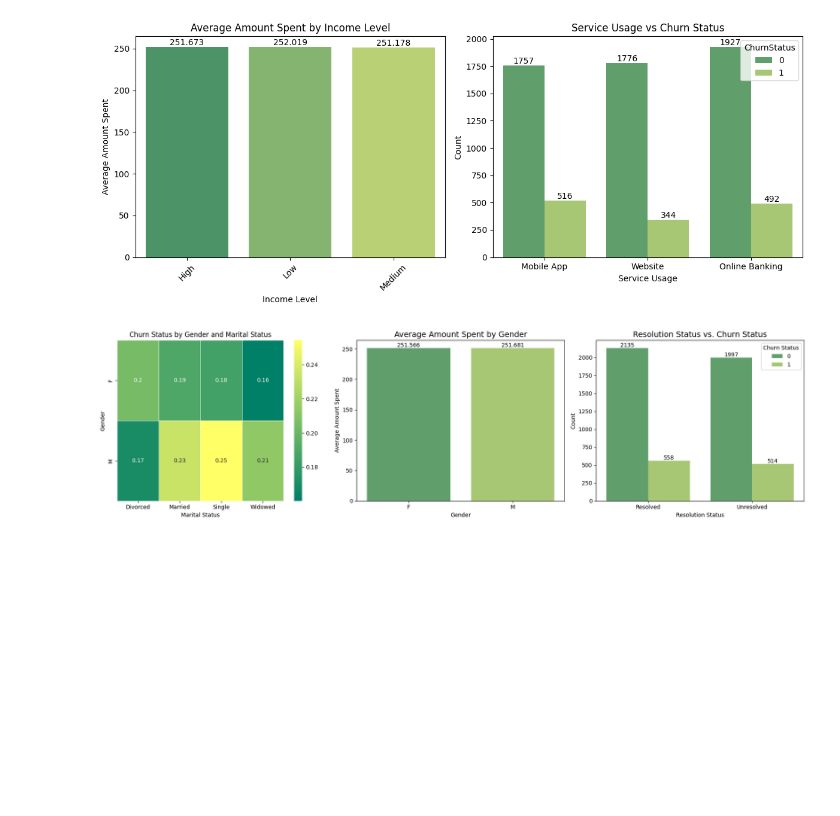
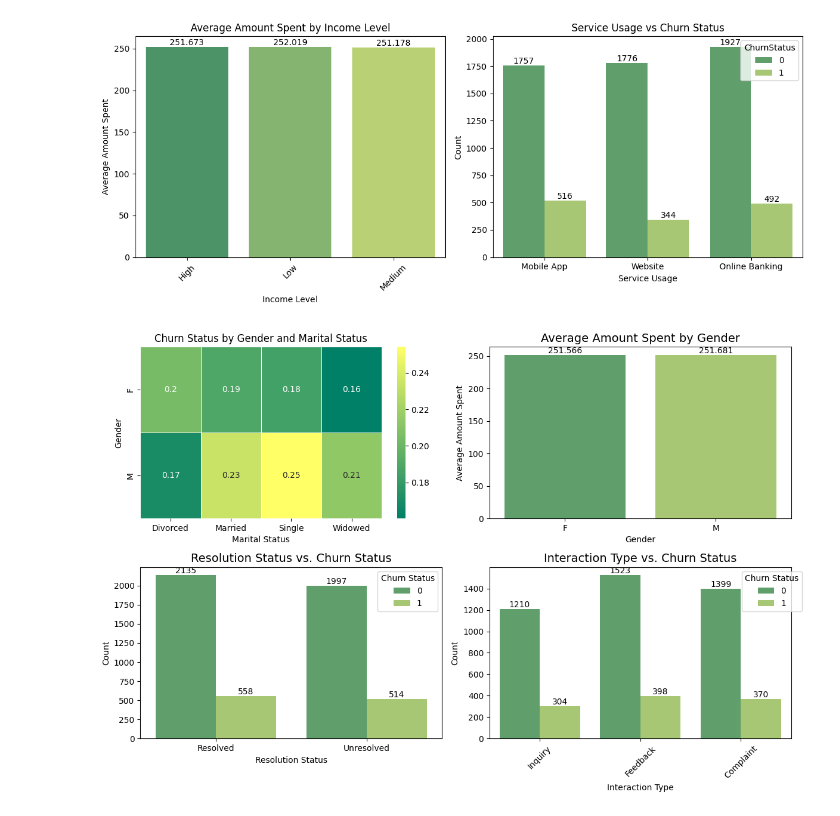
Before and after one commit to Akshay-Paunikar/Forage_Virtual_Internship_Program, a Jupyter notebook: LLYODS_BANKING_GROUP/01_Task_1_Data_gathering_and_exploratory_analysis/Task_1_Data_gathering_and_exploratory_analysis.ipynb, the cells around one changed output. Saved outputs shown, nothing was run; the diff lists cells and outputs as text; code cells hidden in the pictures; blank space fills up the shorter version.

Commit message:
LLOYDS - Task 1 - EDA on merged dataset - Customer Interaction Type vs. Churn Status

```diff
--- a/LLYODS_BANKING_GROUP/01_Task_1_Data_gathering_and_exploratory_analysis/Task_1_Data_gathering_and_exploratory_analysis.ipynb
+++ b/LLYODS_BANKING_GROUP/01_Task_1_Data_gathering_and_exploratory_analysis/Task_1_Data_gathering_and_exploratory_analysis.ipynb
@@ -1062,12 +1062,12 @@ plt.show()
 # %% [output]
 [figure]
 # %%
-plt.figure(figsize=(18, 5))
+plt.figure(figsize=(12, 8))
 
 # Heatmap: Gender, Marital Status, and Churn
 gender_marital_churn = final_df.groupby(['Gender', 'MaritalStatus'])['ChurnStatus'].mean().unstack()
 
-ax1 = plt.subplot2grid((1,3),(0,0))
+ax1 = plt.subplot2grid((2,2),(0,0))
 
 sns.heatmap(gender_marital_churn, annot=True, cmap='summer', linewidths=0.5, ax=ax1)
 plt.title('Churn Status by Gender and Marital Status')
@@ -1075,33 +1075,46 @@ plt.xlabel('Marital Status')
 plt.ylabel('Gender')
 
 # Gender vs. Average Amount Spent
 
 gender_spent = final_df.groupby('Gender')['AmountSpent'].mean().reset_index()
 
-ax2 = plt.subplot2grid((1,3),(0,1))
+ax2 = plt.subplot2grid((2,2),(0,1))
 
 sns.barplot(x='Gender', y='AmountSpent', data=gender_spent, palette='summer', ax=ax2)
 for i in ax2.containers:
     plt.bar_label(i)
 plt.title('Average Amount Spent by Gender', fontsize=14)
 plt.xlabel('Gender')
 plt.ylabel('Average Amount Spent')
 
 # Resolution Status vs. Churn Status
 
 gender_spent = final_df.groupby('Gender')['AmountSpent'].mean().reset_index()
 
-ax3 = plt.subplot2grid((1,3),(0,2))
+ax3 = plt.subplot2grid((2,2),(1,0))
 
 sns.countplot(data=final_df, x='ResolutionStatus', hue='ChurnStatus', palette='summer', ax=ax3)
 for i in ax3.containers:
     plt.bar_label(i)
 plt.title('Resolution Status vs. Churn Status', fontsize=14)
 plt.xlabel('Resolution Status')
 plt.ylabel('Count')
 plt.legend(title='Churn Status', loc='upper right')
 
+# Customer Interaction Type vs. Churn Status
+
+ax4 = plt.subplot2grid((2,2),(1,1))
+
+sns.countplot(data=final_df, x='InteractionType', hue='ChurnStatus', palette='summer', ax=ax4)
+for i in ax4.containers:
+    plt.bar_label(i)
+plt.title('Interaction Type vs. Churn Status', fontsize=14)
+plt.xlabel('Interaction Type')
+plt.ylabel('Count')
+plt.legend(title='Churn Status', bbox_to_anchor=(1.05, 1), loc='upper right')
+plt.xticks(rotation=45)
+
 plt.tight_layout()
 plt.show()
 # %% [output]
-[figure, old version]
+[figure, new version]
```
